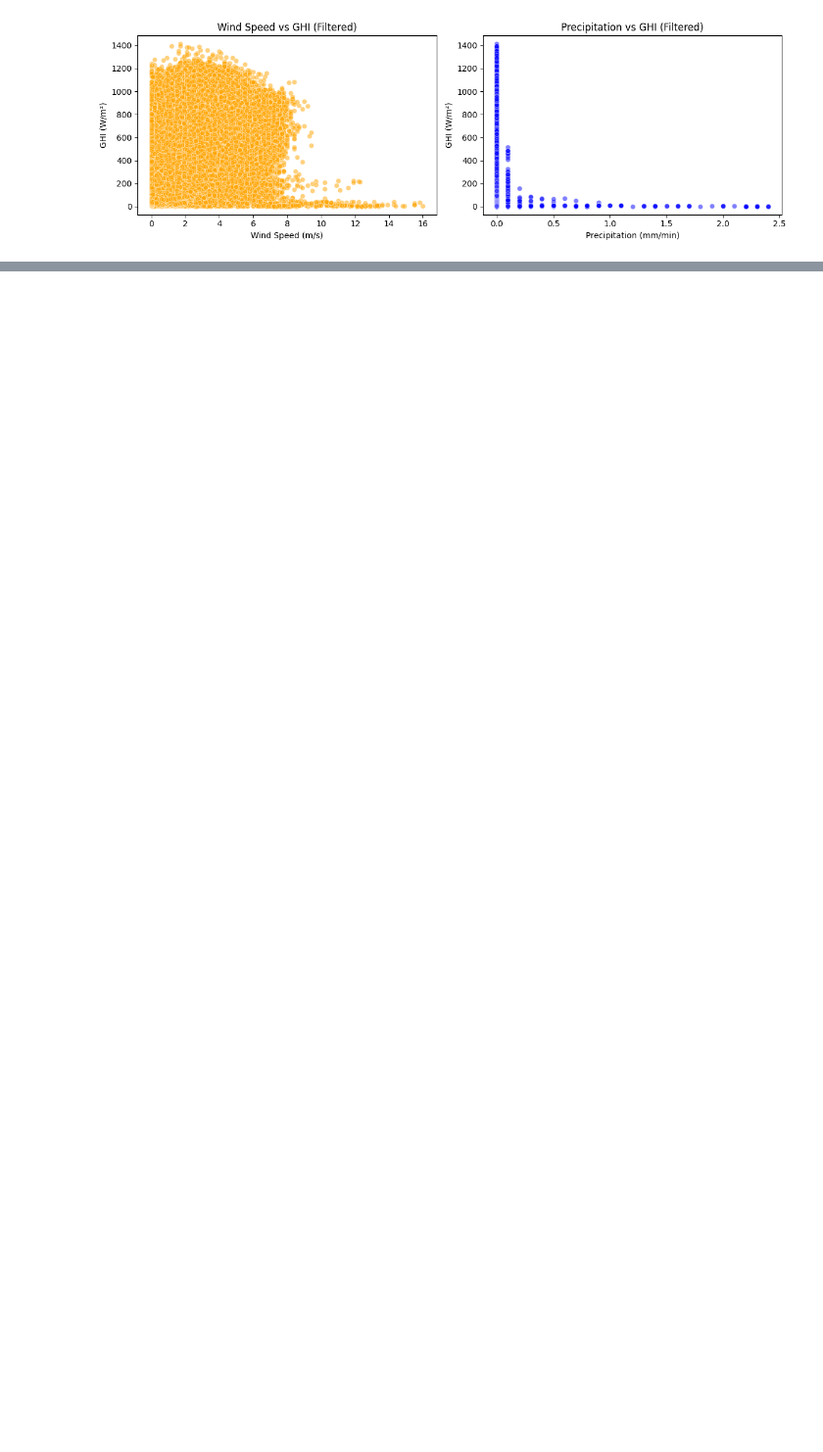
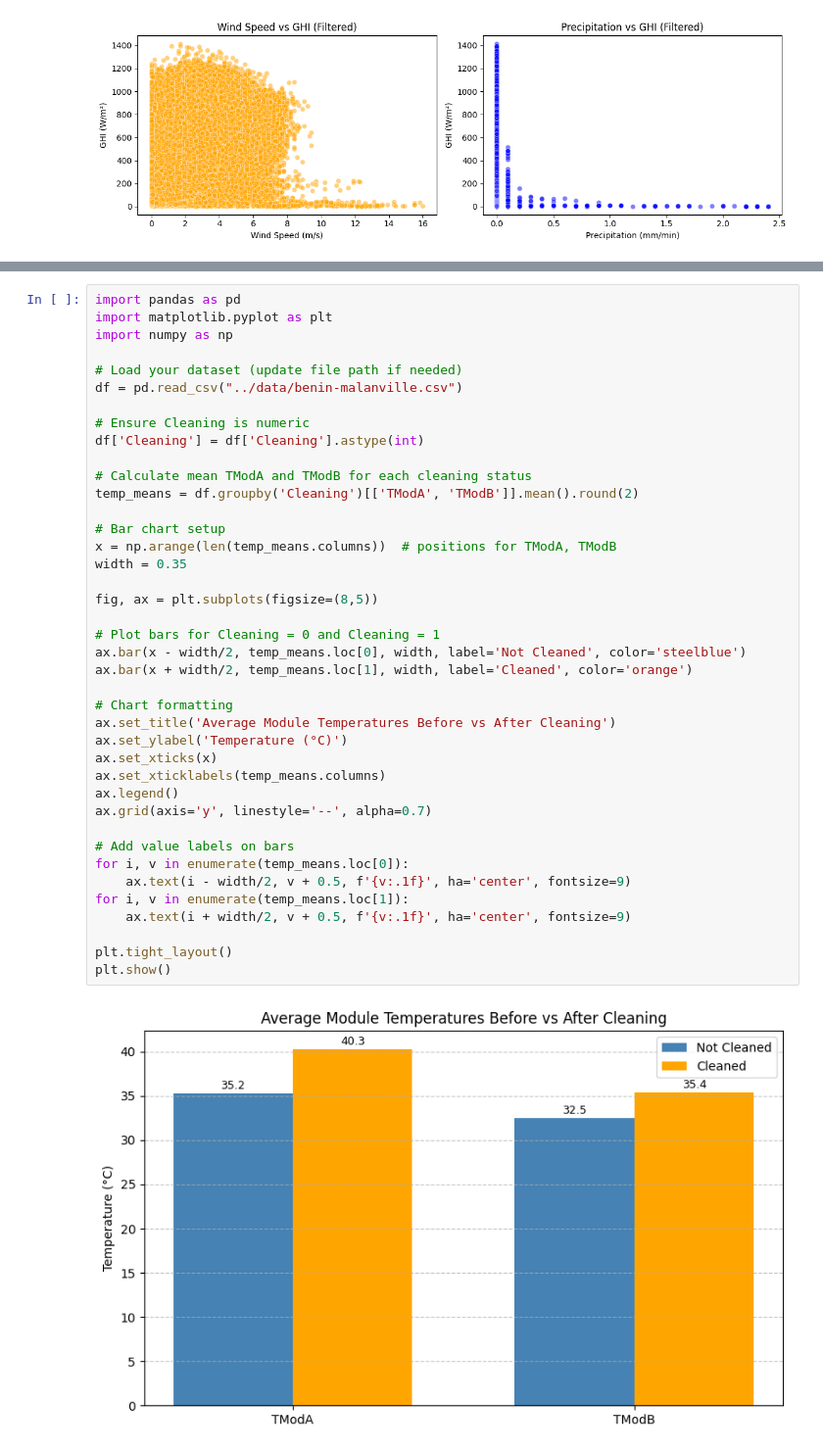
Before and after one commit to Abrhammmo/solar-challenge-week0, a Jupyter notebook: notebook/benin_eda.ipynb, the cells around one changed output, grey strips where cells are left out. Shown at 98% size. Saved outputs shown, nothing was run; the diff lists cells and outputs as text; blank space fills up the shorter version.

```diff
--- a/notebook/benin_eda.ipynb
+++ b/notebook/benin_eda.ipynb
@@ -904,0 +983,42 @@ Precipitation -0.033575 -0.026302 -0.032728  0.076341       1.000000
+# %%
+import pandas as pd
+import matplotlib.pyplot as plt
+import numpy as np
+
+# Load your dataset (update file path if needed)
+df = pd.read_csv("../data/benin-malanville.csv")
+
+# Ensure Cleaning is numeric
+df['Cleaning'] = df['Cleaning'].astype(int)
+
+# Calculate mean TModA and TModB for each cleaning status
+temp_means = df.groupby('Cleaning')[['TModA', 'TModB']].mean().round(2)
+
+# Bar chart setup
+x = np.arange(len(temp_means.columns))  # positions for TModA, TModB
+width = 0.35
+
+fig, ax = plt.subplots(figsize=(8,5))
+
+# Plot bars for Cleaning = 0 and Cleaning = 1
+ax.bar(x - width/2, temp_means.loc[0], width, label='Not Cleaned', color='steelblue')
+ax.bar(x + width/2, temp_means.loc[1], width, label='Cleaned', color='orange')
+
+# Chart formatting
+ax.set_title('Average Module Temperatures Before vs After Cleaning')
+ax.set_ylabel('Temperature (°C)')
+ax.set_xticks(x)
+ax.set_xticklabels(temp_means.columns)
+ax.legend()
+ax.grid(axis='y', linestyle='--', alpha=0.7)
+
+# Add value labels on bars
+for i, v in enumerate(temp_means.loc[0]):
+    ax.text(i - width/2, v + 0.5, f'{v:.1f}', ha='center', fontsize=9)
+for i, v in enumerate(temp_means.loc[1]):
+    ax.text(i + width/2, v + 0.5, f'{v:.1f}', ha='center', fontsize=9)
+
+plt.tight_layout()
+plt.show()
+# %% [output]
+[figure, added]
```
Also changed, not shown: parts of 17 cells of this notebook, 1 other file.
